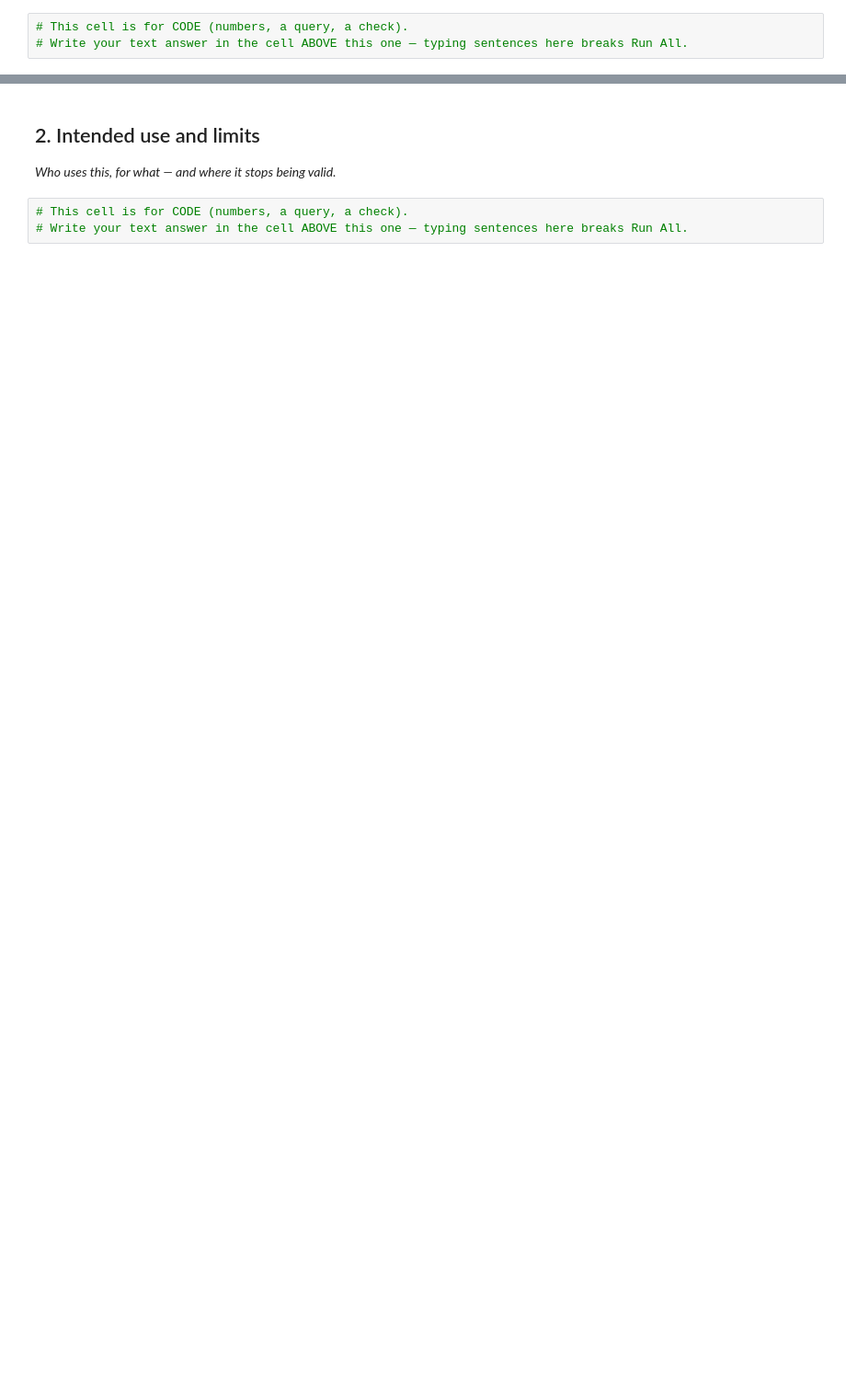
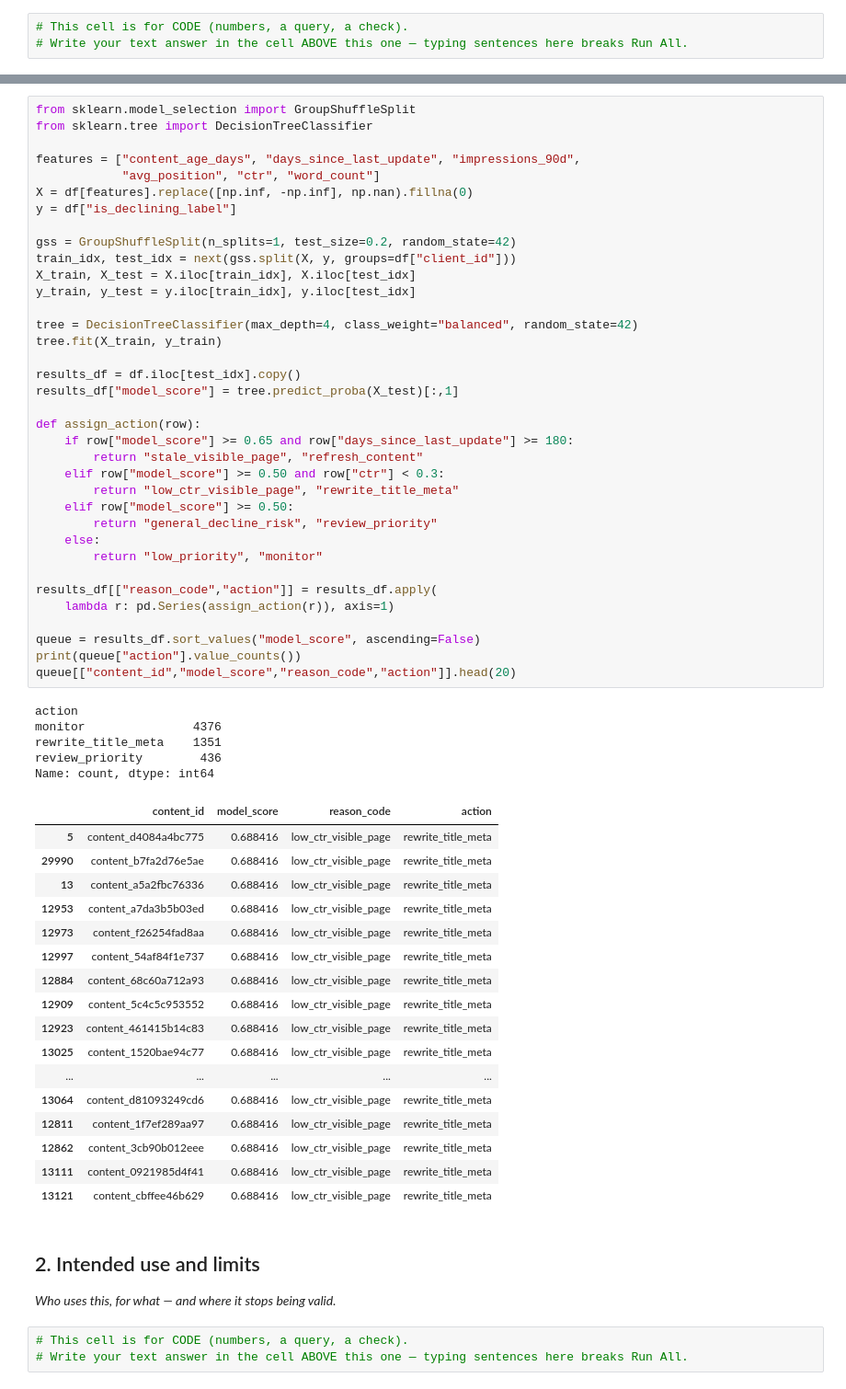
Before and after one commit to mirl0w/Machine-Learning-Intern, a Jupyter notebook: work/notebooks/w07_action_playbook.ipynb, the cells around one changed output, grey strips where cells are left out. Shown at 92% size. Cells and saved outputs as stored; diff of their text form; blank space fills up the shorter version.

```diff
--- a/work/notebooks/w07_action_playbook.ipynb
+++ b/work/notebooks/w07_action_playbook.ipynb
@@ -16,3 +40,62 @@ This skeleton is yours to fill. Work the sections **in order** — each one has
+# %%
+from sklearn.model_selection import GroupShuffleSplit
+from sklearn.tree import DecisionTreeClassifier
+
+features = ["content_age_days", "days_since_last_update", "impressions_90d",
+            "avg_position", "ctr", "word_count"]
+X = df[features].replace([np.inf, -np.inf], np.nan).fillna(0)
+y = df["is_declining_label"]
+
+gss = GroupShuffleSplit(n_splits=1, test_size=0.2, random_state=42)
+train_idx, test_idx = next(gss.split(X, y, groups=df["client_id"]))
+X_train, X_test = X.iloc[train_idx], X.iloc[test_idx]
+y_train, y_test = y.iloc[train_idx], y.iloc[test_idx]
+
+tree = DecisionTreeClassifier(max_depth=4, class_weight="balanced", random_state=42)
+tree.fit(X_train, y_train)
+
+results_df = df.iloc[test_idx].copy()
+results_df["model_score"] = tree.predict_proba(X_test)[:,1]
+
+def assign_action(row):
+    if row["model_score"] >= 0.65 and row["days_since_last_update"] >= 180:
+        return "stale_visible_page", "refresh_content"
+    elif row["model_score"] >= 0.50 and row["ctr"] < 0.3:
+        return "low_ctr_visible_page", "rewrite_title_meta"
+    elif row["model_score"] >= 0.50:
+        return "general_decline_risk", "review_priority"
+    else:
+        return "low_priority", "monitor"
+
+results_df[["reason_code","action"]] = results_df.apply(
+    lambda r: pd.Series(assign_action(r)), axis=1)
+
+queue = results_df.sort_values("model_score", ascending=False)
+print(queue["action"].value_counts())
+queue[["content_id","model_score","reason_code","action"]].head(20)
+# %% [output]
+action
+monitor               4376
+rewrite_title_meta    1351
+review_priority        436
+Name: count, dtype: int64
+|  | content_id | model_score | reason_code | action |
+| 5 | content_d4084a4bc775 | 0.688416 | low_ctr_visible_page | rewrite_title_meta |
+| 29990 | content_b7fa2d76e5ae | 0.688416 | low_ctr_visible_page | rewrite_title_meta |
+| 13 | content_a5a2fbc76336 | 0.688416 | low_ctr_visible_page | rewrite_title_meta |
+| 12953 | content_a7da3b5b03ed | 0.688416 | low_ctr_visible_page | rewrite_title_meta |
+| 12973 | content_f26254fad8aa | 0.688416 | low_ctr_visible_page | rewrite_title_meta |
+| 12997 | content_54af84f1e737 | 0.688416 | low_ctr_visible_page | rewrite_title_meta |
+| 12884 | content_68c60a712a93 | 0.688416 | low_ctr_visible_page | rewrite_title_meta |
+| 12909 | content_5c4c5c953552 | 0.688416 | low_ctr_visible_page | rewrite_title_meta |
+| 12923 | content_461415b14c83 | 0.688416 | low_ctr_visible_page | rewrite_title_meta |
+| 13025 | content_1520bae94c77 | 0.688416 | low_ctr_visible_page | rewrite_title_meta |
+| ... | ... | ... | ... | ... |
+| 13064 | content_d81093249cd6 | 0.688416 | low_ctr_visible_page | rewrite_title_meta |
+| 12811 | content_1f7ef289aa97 | 0.688416 | low_ctr_visible_page | rewrite_title_meta |
+| 12862 | content_3cb90b012eee | 0.688416 | low_ctr_visible_page | rewrite_title_meta |
+| 13111 | content_0921985d4f41 | 0.688416 | low_ctr_visible_page | rewrite_title_meta |
+| 13121 | content_cbffee46b629 | 0.688416 | low_ctr_visible_page | rewrite_title_meta |
 # %% [markdown]
 ## 2. Intended use and limits
 
```
Also changed, not shown: parts of 6 cells of this notebook.
